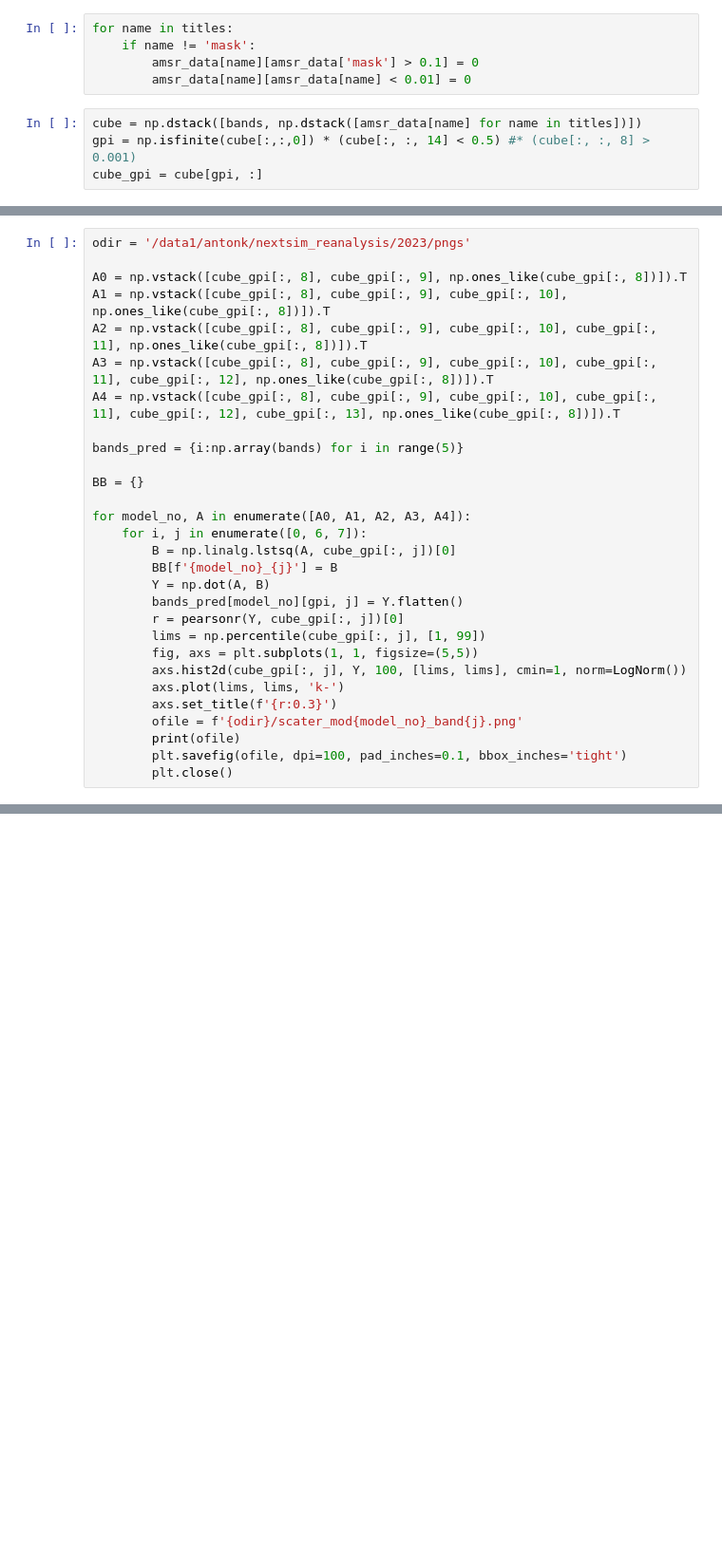
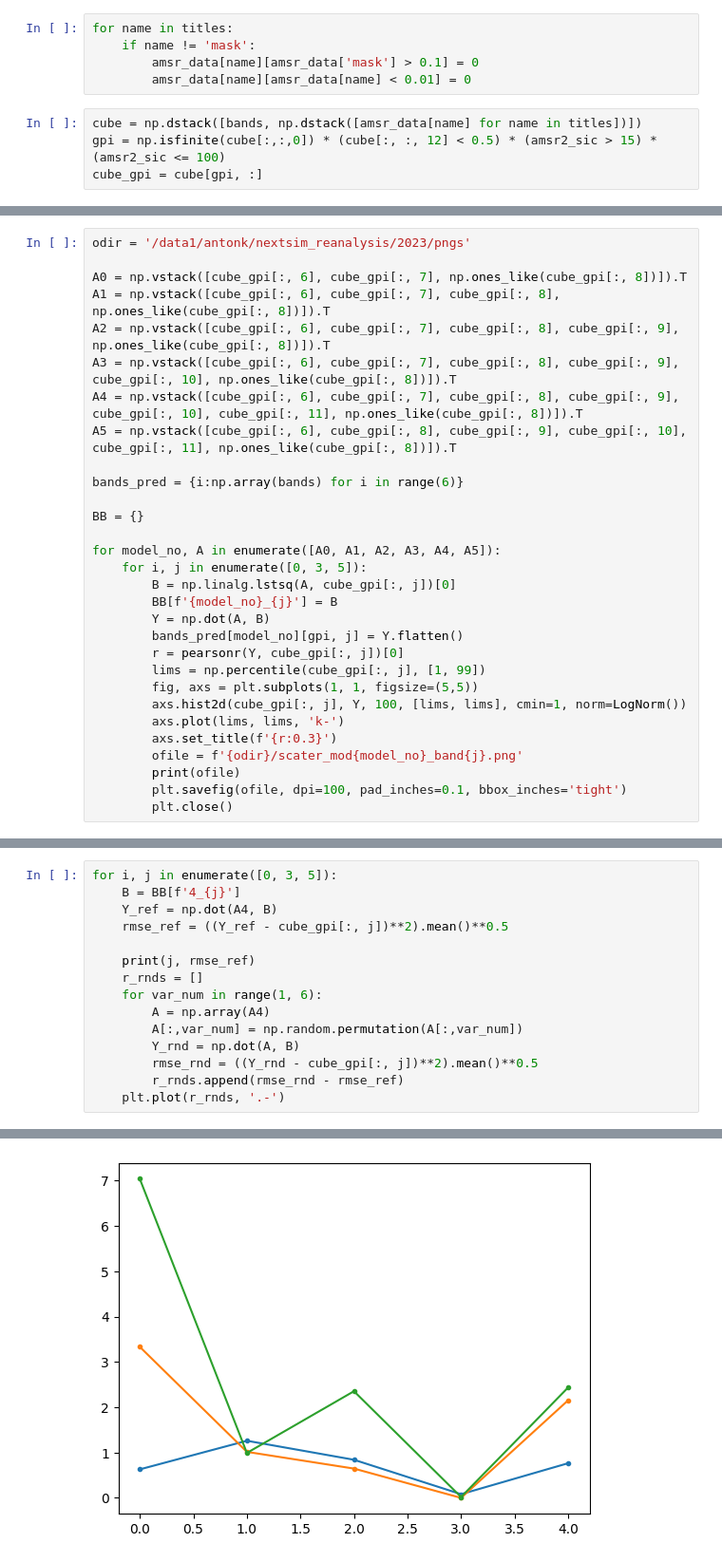
Before and after one commit to nansencenter/cimr_simulator, a Jupyter notebook: compare_amsr2.ipynb, the cells around one changed output, grey strips where cells are left out. Shown at 95% size. Cells and saved outputs as stored; diff of their text form; blank space fills up the shorter version.

```diff
--- a/compare_amsr2.ipynb
+++ b/compare_amsr2.ipynb
@@ -80,7 +125,7 @@ for name in titles:
         amsr_data[name][amsr_data[name] < 0.01] = 0
 # %%
 cube = np.dstack([bands, np.dstack([amsr_data[name] for name in titles])])
-gpi = np.isfinite(cube[:,:,0]) * (cube[:, :, 14] < 0.5) #* (cube[:, :, 8] > 0.001)
+gpi = np.isfinite(cube[:,:,0]) * (cube[:, :, 12] < 0.5) * (amsr2_sic > 15) * (amsr2_sic <= 100)
 cube_gpi = cube[gpi, :]
 # %%
 corr_coef_cube = np.corrcoef(cube_gpi.T)
@@ -90,18 +137,19 @@ plt.show()
 # %%
 odir = '/data1/antonk/nextsim_reanalysis/2023/pngs'
 
-A0 = np.vstack([cube_gpi[:, 8], cube_gpi[:, 9], np.ones_like(cube_gpi[:, 8])]).T
-A1 = np.vstack([cube_gpi[:, 8], cube_gpi[:, 9], cube_gpi[:, 10], np.ones_like(cube_gpi[:, 8])]).T
-A2 = np.vstack([cube_gpi[:, 8], cube_gpi[:, 9], cube_gpi[:, 10], cube_gpi[:, 11], np.ones_like(cube_gpi[:, 8])]).T
-A3 = np.vstack([cube_gpi[:, 8], cube_gpi[:, 9], cube_gpi[:, 10], cube_gpi[:, 11], cube_gpi[:, 12], np.ones_like(cube_gpi[:, 8])]).T
-A4 = np.vstack([cube_gpi[:, 8], cube_gpi[:, 9], cube_gpi[:, 10], cube_gpi[:, 11], cube_gpi[:, 12], cube_gpi[:, 13], np.ones_like(cube_gpi[:, 8])]).T
+A0 = np.vstack([cube_gpi[:, 6], cube_gpi[:, 7], np.ones_like(cube_gpi[:, 8])]).T
+A1 = np.vstack([cube_gpi[:, 6], cube_gpi[:, 7], cube_gpi[:, 8], np.ones_like(cube_gpi[:, 8])]).T
+A2 = np.vstack([cube_gpi[:, 6], cube_gpi[:, 7], cube_gpi[:, 8], cube_gpi[:, 9], np.ones_like(cube_gpi[:, 8])]).T
+A3 = np.vstack([cube_gpi[:, 6], cube_gpi[:, 7], cube_gpi[:, 8], cube_gpi[:, 9], cube_gpi[:, 10], np.ones_like(cube_gpi[:, 8])]).T
+A4 = np.vstack([cube_gpi[:, 6], cube_gpi[:, 7], cube_gpi[:, 8], cube_gpi[:, 9], cube_gpi[:, 10], cube_gpi[:, 11], np.ones_like(cube_gpi[:, 8])]).T
+A5 = np.vstack([cube_gpi[:, 6], cube_gpi[:, 8], cube_gpi[:, 9], cube_gpi[:, 10], cube_gpi[:, 11], np.ones_like(cube_gpi[:, 8])]).T
 
-bands_pred = {i:np.array(bands) for i in range(5)}
+bands_pred = {i:np.array(bands) for i in range(6)}
 
 BB = {}
 
-for model_no, A in enumerate([A0, A1, A2, A3, A4]):
-    for i, j in enumerate([0, 6, 7]):
+for model_no, A in enumerate([A0, A1, A2, A3, A4, A5]):
+    for i, j in enumerate([0, 3, 5]):
         B = np.linalg.lstsq(A, cube_gpi[:, j])[0]
         BB[f'{model_no}_{j}'] = B
         Y = np.dot(A, B)
@@ -118,0 +188,16 @@ for model_no, A in enumerate([A0, A1, A2, A3, A4]):
+# %%
+for i, j in enumerate([0, 3, 5]):
+    B = BB[f'4_{j}']
+    Y_ref = np.dot(A4, B)
+    rmse_ref = ((Y_ref - cube_gpi[:, j])**2).mean()**0.5
+
+    print(j, rmse_ref)
+    r_rnds = []
+    for var_num in range(1, 6):
+        A = np.array(A4)
+        A[:,var_num] = np.random.permutation(A[:,var_num])
+        Y_rnd = np.dot(A, B)
+        rmse_rnd = ((Y_rnd - cube_gpi[:, j])**2).mean()**0.5
+        r_rnds.append(rmse_rnd - rmse_ref)
+    plt.plot(r_rnds, '.-')
+# %% [output]
@@ -119 +207,2 @@ for model_no, A in enumerate([A0, A1, A2, A3, A4]):
+[figure, added]
 # %%
```
Also changed, not shown: parts of 17 cells of this notebook, 6 other files.
